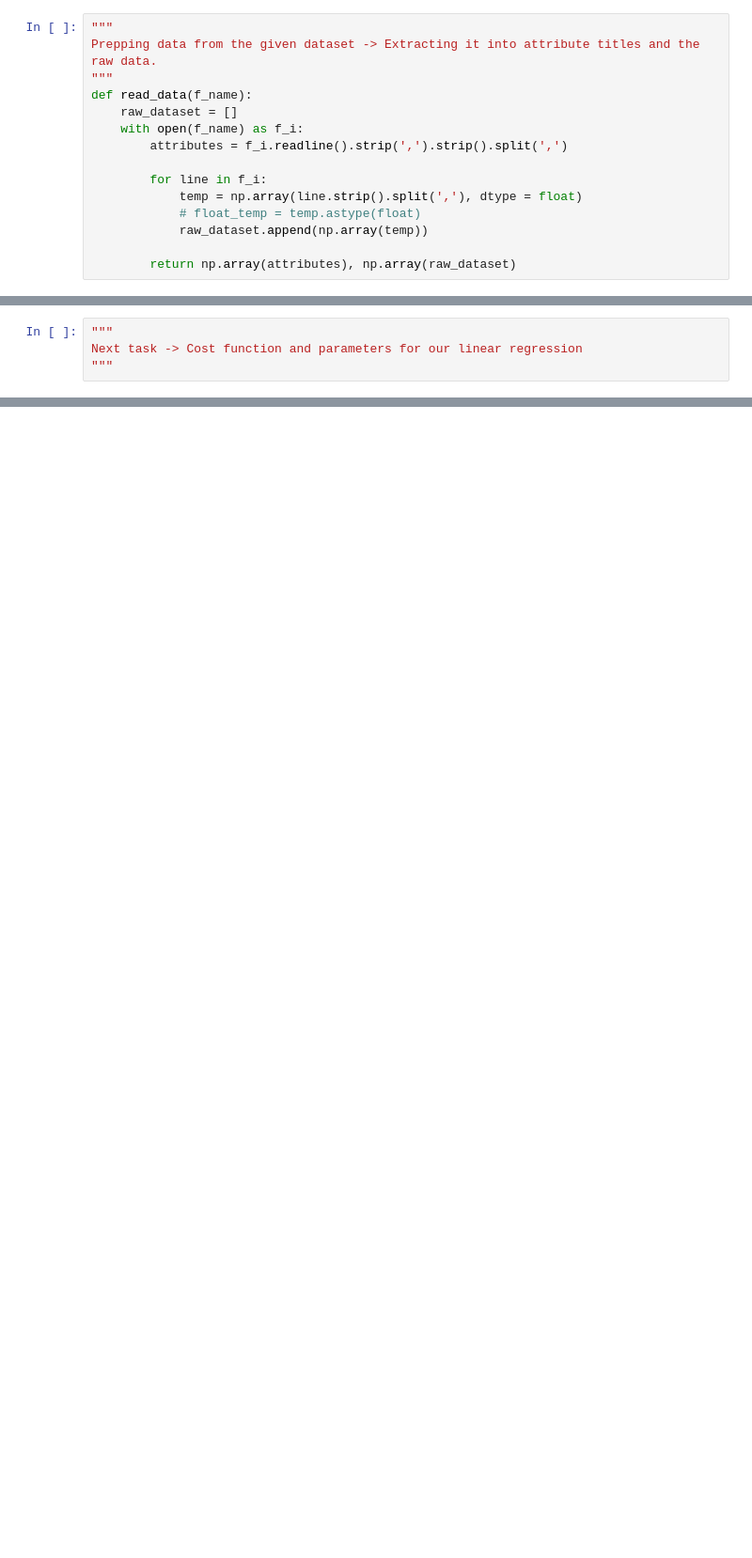
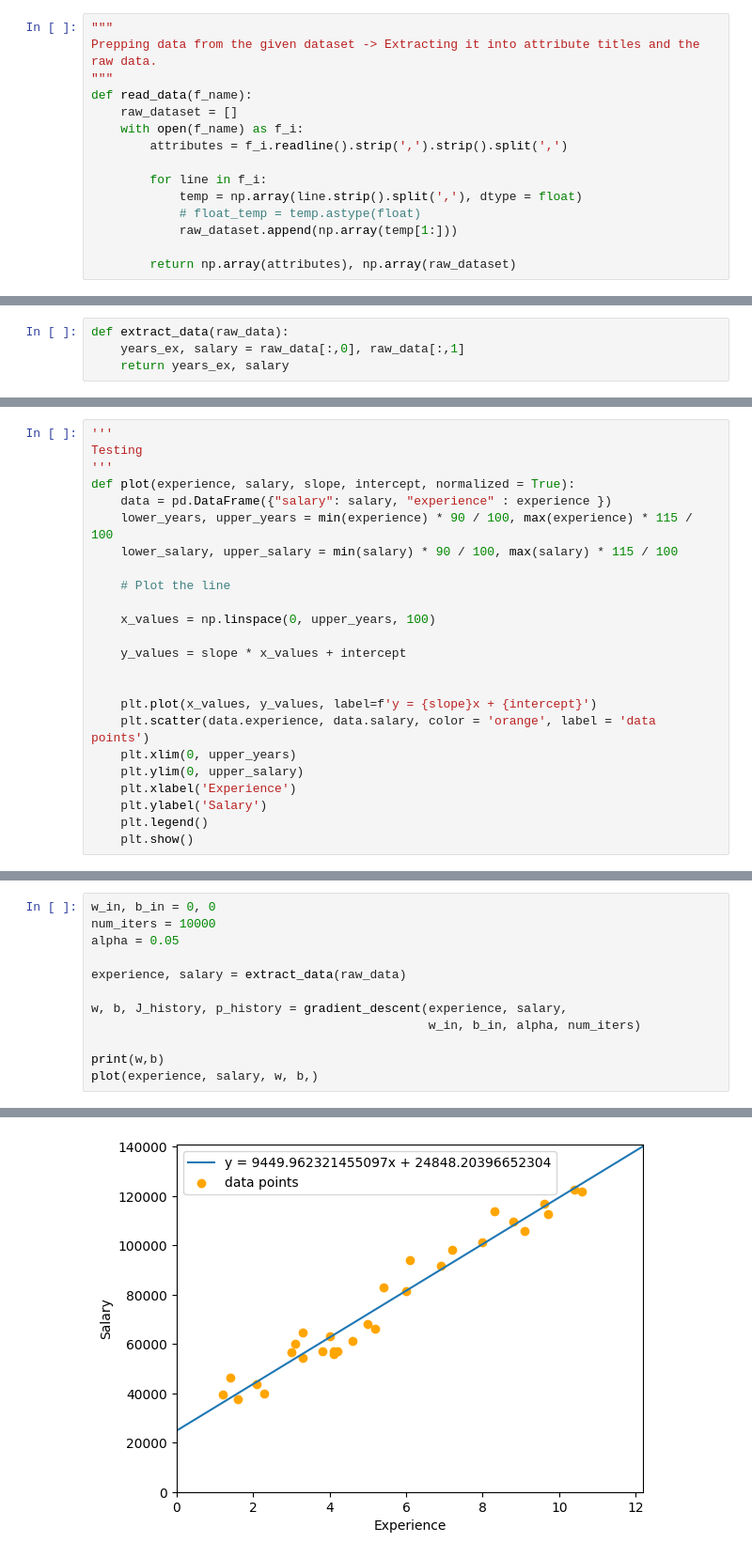
Before and after one commit to lduccc/AIO, a Jupyter notebook: regression/linear_regression/main.ipynb, the cells around one changed output, grey strips where cells are left out. Shown at 94% size. Cells and saved outputs as stored; diff of their text form; blank space fills up the shorter version.

```diff
--- a/regression/linear_regression/main.ipynb
+++ b/regression/linear_regression/main.ipynb
@@ -13,7 +14,7 @@ def read_data(f_name):
         for line in f_i:
             temp = np.array(line.strip().split(','), dtype = float)
             # float_temp = temp.astype(float)
-            raw_dataset.append(np.array(temp))
+            raw_dataset.append(np.array(temp[1:]))
 
         return np.array(attributes), np.array(raw_dataset)
 # %%
@@ -23,4 +30,4 @@ print(raw_data)
 # %%
-"""
-Next task -> Cost function and parameters for our linear regression
-"""
+def extract_data(raw_data):
+    years_ex, salary = raw_data[:,0], raw_data[:,1]
+    return years_ex, salary
@@ -26,0 +80,24 @@ Next task -> Cost function and parameters for our linear regression
+# %%
+'''
+Testing
+'''
+def plot(experience, salary, slope, intercept, normalized = True):
+    data = pd.DataFrame({"salary": salary, "experience" : experience })
+    lower_years, upper_years = min(experience) * 90 / 100, max(experience) * 115 / 100
+    lower_salary, upper_salary = min(salary) * 90 / 100, max(salary) * 115 / 100
+
+    # Plot the line
+
+    x_values = np.linspace(0, upper_years, 100)
+
+    y_values = slope * x_values + intercept
+
+
+    plt.plot(x_values, y_values, label=f'y = {slope}x + {intercept}')
+    plt.scatter(data.experience, data.salary, color = 'orange', label = 'data points')
+    plt.xlim(0, upper_years)
+    plt.ylim(0, upper_salary)
+    plt.xlabel('Experience')
+    plt.ylabel('Salary')
+    plt.legend()
+    plt.show()
@@ -26,0 +110,13 @@ Next task -> Cost function and parameters for our linear regression
+# %%
+w_in, b_in = 0, 0
+num_iters = 10000
+alpha = 0.05
+
+experience, salary = extract_data(raw_data)
+
+w, b, J_history, p_history = gradient_descent(experience, salary,
+                                              w_in, b_in, alpha, num_iters)
+
+print(w,b)
+plot(experience, salary, w, b,)
+# %% [output]
@@ -26,0 +134 @@ Next task -> Cost function and parameters for our linear regression
+[figure, added]
```
Also changed, not shown: parts of 7 cells of this notebook.
